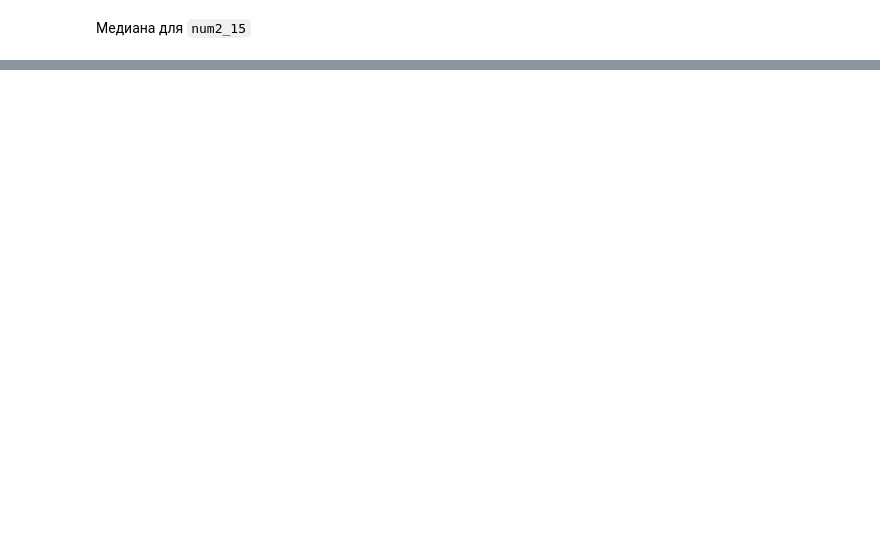
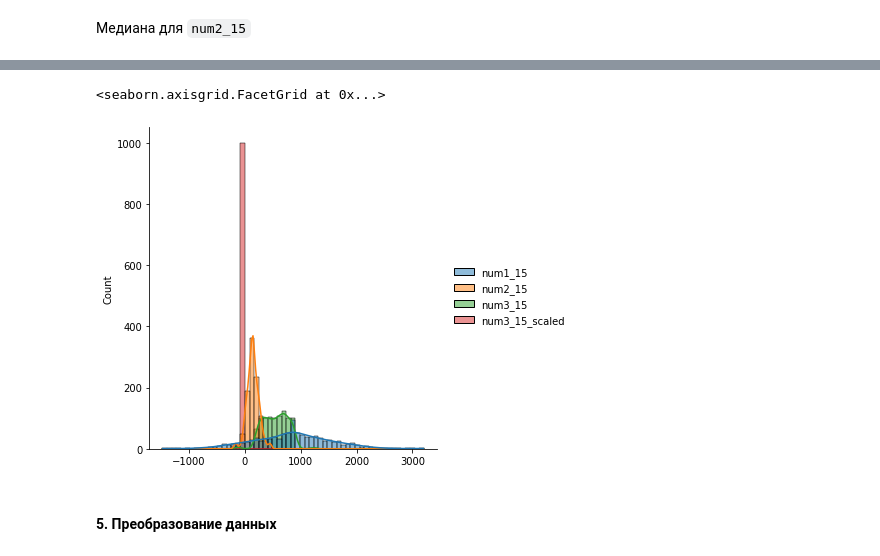
Before and after one commit to prekel/MSO, a Jupyter notebook: Lab02/Lab02.ipynb, the cells around one changed output, grey strips where cells are left out. Saved outputs shown, nothing was run; the diff lists cells and outputs as text; code cells hidden in the pictures; blank space fills up the shorter version.

```diff
--- a/Lab02/Lab02.ipynb
+++ b/Lab02/Lab02.ipynb
@@ -249,2 +286,7 @@ KNN для `cat6_brandOfSoaps`
 # %% [markdown]
 Cамым популярным значением для `cat2_hairColor`
+# %%
+data1 = Counter(data['cat2_hairColor'].dropna())
+mode = data1.most_common(1)[0][0]
+data['cat2_hairColor'].fillna(mode, inplace=True)
+data['cat2_hairColor']
@@ -251,2 +306,5 @@ Cамым популярным значением для `cat2_hairColor`
 # %% [markdown]
 Среднее для `num1_15`
+# %%
+data['num1_15'].fillna(np.mean(data['num1_15'].dropna()), inplace=True)
+data['num1_15']
@@ -253,2 +324,5 @@ Cамым популярным значением для `cat2_hairColor`
 # %% [markdown]
 Медиана для `num2_15`
+# %%
+data['num2_15'].fillna(np.median(data['num2_15'].dropna()), inplace=True)
+data['num2_15']
@@ -256,0 +344,9 @@ KNN для `num3_15`
+# %%
+scaler = MinMaxScaler()
+scaled_values = scaler.fit_transform(data[['num3_15']])
+data[['num3_15_scaled']] = scaled_values
+
+dataset_copy = data.copy()
+inputed_df = knn_imputer.fit_transform(dataset_copy[['num3_15_scaled']])
+data['num3_15_scaled'] = inputed_df[:, 0]
+data['num3_15_scaled']
@@ -256,0 +366,7 @@ KNN для `num3_15`
+# %%
+sns.displot(data=data, kde=True)
+# %% [output]
+<seaborn.axisgrid.FacetGrid at 0x...>
+[figure, added]
+# %% [markdown]
+#### 5. Преобразование данных
```
Also changed, not shown: parts of 22 cells of this notebook.
